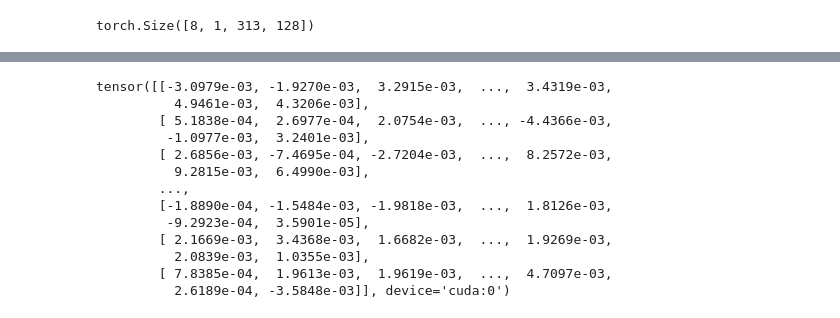
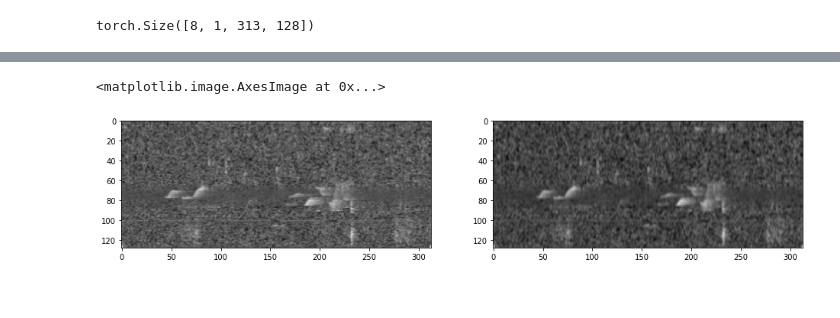
Before and after one commit to Naoki1101/kaggle-birdcall2021, a Jupyter notebook: notebooks/EDA_librosa_vs_torchlibrosa.ipynb, the cells around one changed output, grey strips where cells are left out. Drawn from its saved outputs; the diff is of its cells as text; code cells hidden in the pictures.

```diff
--- a/notebooks/EDA_librosa_vs_torchlibrosa.ipynb
+++ b/notebooks/EDA_librosa_vs_torchlibrosa.ipynb
@@ -535,7 +527,7 @@ for i, images in enumerate(test_loader):
 
 # torch.save(images_, 'batch_image_sample.pt')
 # %%
-# images = torch.load('batch_image_sample.pt').to(DEVICE)
-# images.shape
+images = torch.load('batch_image_sample.pt').to(DEVICE)
+images.shape
 # %% [output]
 torch.Size([8, 1, 313, 128])
@@ -569,16 +533,0 @@ tensor([[0.0783],
-# %%
-images * rms
-# %% [output]
-tensor([[-3.0979e-03, -1.9270e-03,  3.2915e-03,  ...,  3.4319e-03,
-          4.9461e-03,  4.3206e-03],
-        [ 5.1838e-04,  2.6977e-04,  2.0754e-03,  ..., -4.4366e-03,
-         -1.0977e-03,  3.2401e-03],
-        [ 2.6856e-03, -7.4695e-04, -2.7204e-03,  ...,  8.2572e-03,
-          9.2815e-03,  6.4990e-03],
-        ...,
-        [-1.8890e-04, -1.5484e-03, -1.9818e-03,  ...,  1.8126e-03,
-         -9.2923e-04,  3.5901e-05],
-        [ 2.1669e-03,  3.4368e-03,  1.6682e-03,  ...,  1.9269e-03,
-          2.0839e-03,  1.0355e-03],
-        [ 7.8385e-04,  1.9613e-03,  1.9619e-03,  ...,  4.7097e-03,
-          2.6189e-04, -3.5848e-03]], device='cuda:0')
@@ -588,0 +534,17 @@ rms = np.sqrt(
+# %%
+import kornia.augmentation as aug
+
+idx = 2
+
+plt.figure(figsize=(16, 5))
+plt.subplot(1, 2, 1)
+plt.imshow(images[idx, 0, :, :].transpose(0, 1).cpu().detach().numpy(), cmap="gray")
+
+plt.subplot(1, 2, 2)
+transform = aug.GaussianBlur((3, 3), (0.1, 3.0), p=1.)
+images_ = transform(images)
+
+plt.imshow(images_[idx, 0, :, :].transpose(0, 1).cpu().detach().numpy(), cmap="gray")
+# %% [output]
+<matplotlib.image.AxesImage at 0x...>
+[figure, added]
```
Also changed, not shown: parts of 12 cells of this notebook, 33 other files.
